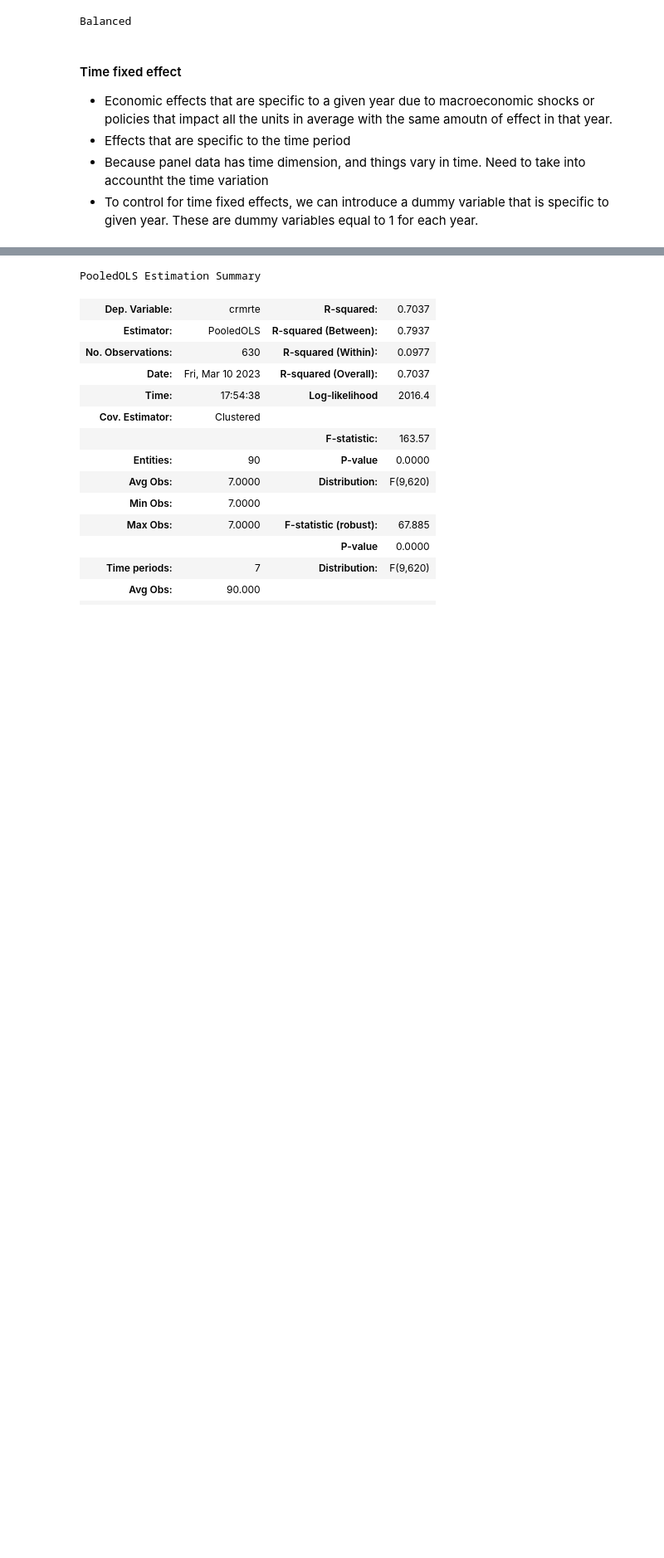
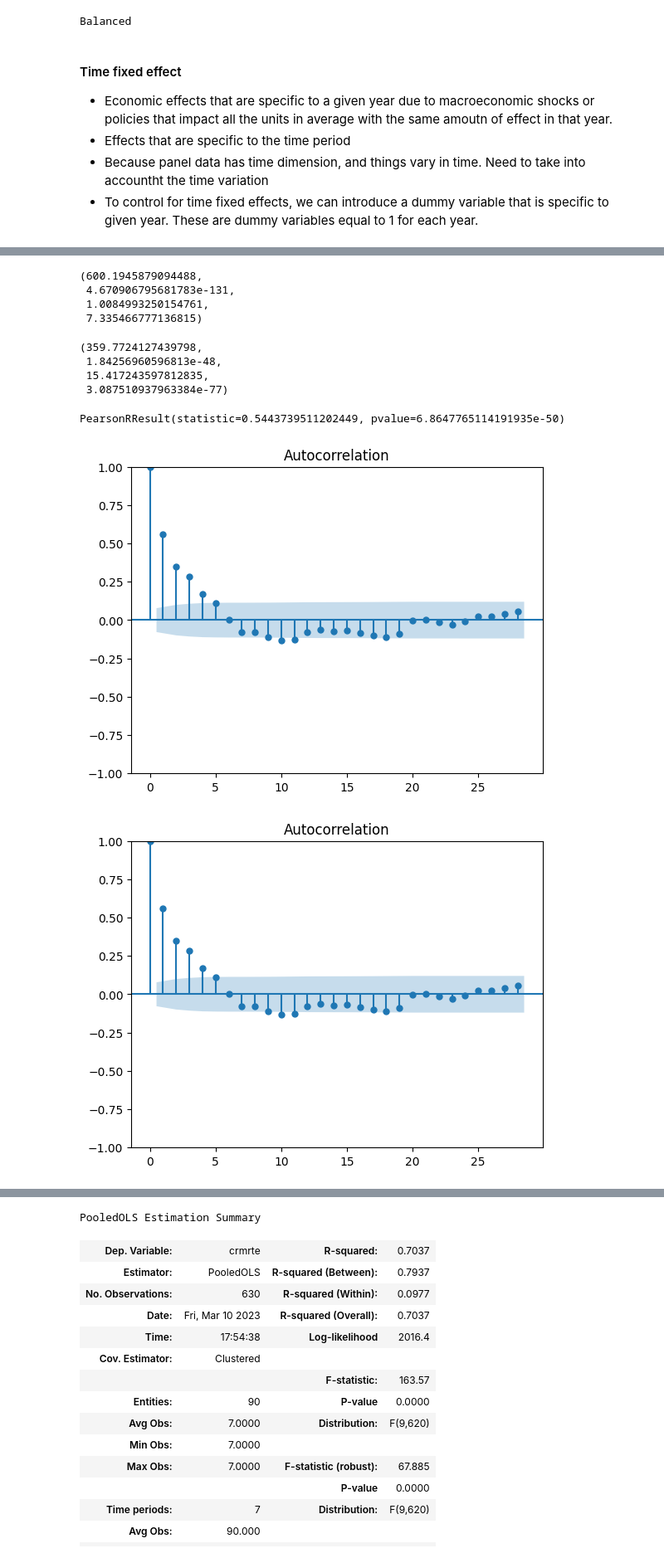
Before and after one commit to dhruv-pandit/Semester-Two-Projects, a Jupyter notebook: Micro/micro_ass1.ipynb, the cells around one changed output, grey strips where cells are left out. Shown at 83% size. Cells and saved outputs as stored; diff of their text form; code cells hidden in the pictures; blank space fills up the shorter version.

```diff
--- a/Micro/micro_ass1.ipynb
+++ b/Micro/micro_ass1.ipynb
@@ -123,4 +136,4 @@ data_stata
 exog = sm.add_constant(data_df_multi[['prbconv', 'prbarr', 'avgsen', 'polpc', 'density', 'taxpc', 'west', 'central', 'urban' ]] )
 
 pooled_model  = lm.PooledOLS(data_df_multi['crmrte'], exog)
-result = pooled_model.fit()
+pooled_result = pooled_model.fit() #using non robust errors
@@ -161 +174,33 @@ id: 0x28b7db0a0
+# %%
+sm.stats.stattools.jarque_bera(pooled_result.resids)
+#residuals are not normal
+# %% [output]
+(600.1945879094488,
+ 4.670906795681783e-131,
+ 1.0084993250154761,
+ 7.335466777136815)
+# %%
+het_white(pooled_result.resids, exog = exog)
+#heteroskedasticity
+#inefficient ols estimator
+#need to use robust
+# %% [output]
+(359.7724127439798,
+ 1.84256960596813e-48,
+ 15.417243597812835,
+ 3.087510937963384e-77)
+# %%
+from scipy.stats import pearsonr
+pearsonr(data_df_multi['crmrte'], pooled_result.resids)
+#correlation between residuals and y
+#missing variables model mispecification
+# %% [output]
+PearsonRResult(statistic=0.5443739511202449, pvalue=6.8647765114191935e-50)
+# %%
+sm.graphics.tsa.plot_acf(pooled_result.resids)
+#autocorrelation between residuals
+#violation of gaus markov, stat inference inccorrect
+# %% [output]
+[figure, added]
+[figure, added]
 # %%
```
Also changed, not shown: parts of 30 cells of this notebook.
